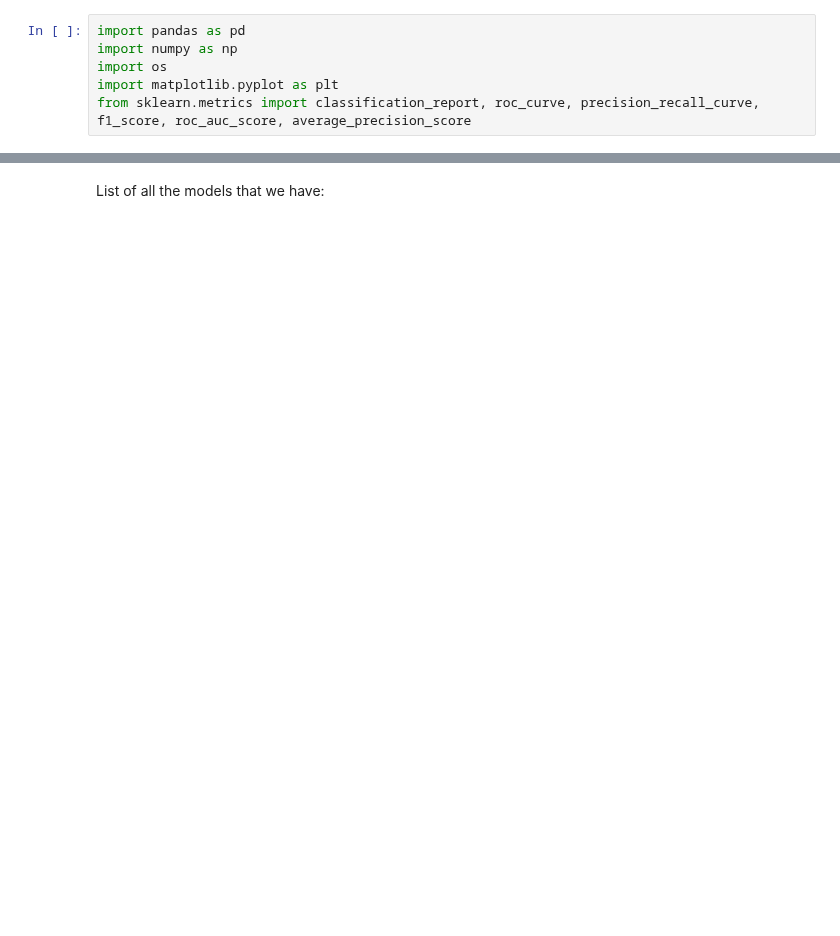
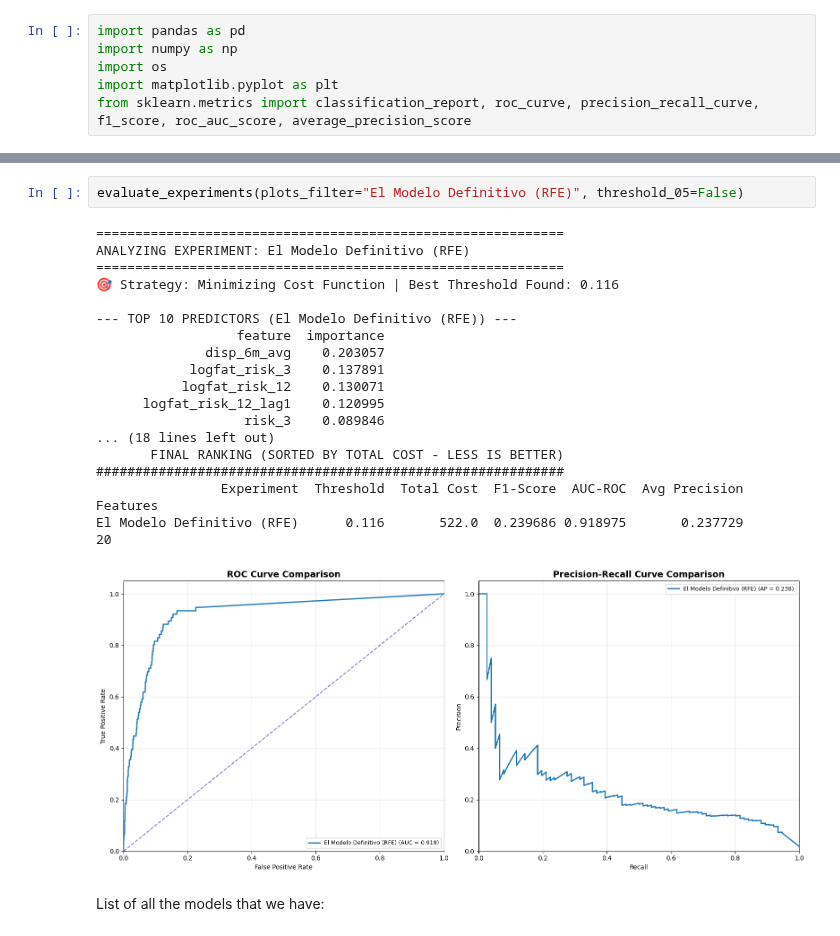
Before and after one commit to gallagelpi/Master_thesis, a Jupyter notebook: pipeline/models_plot.ipynb, the cells around one changed output, grey strips where cells are left out. Drawn from its saved outputs; the diff is of its cells as text; blank space fills up the shorter version.

```diff
--- a/pipeline/models_plot.ipynb
+++ b/pipeline/models_plot.ipynb
@@ -206,6 +271,27 @@ def evaluate_experiments(plots_filter, threshold_05=False, results_folder="resul
 
     plt.tight_layout()
     plt.show()
+# %%
+evaluate_experiments(plots_filter="El Modelo Definitivo (RFE)", threshold_05=False)
+# %% [output]
+============================================================
+ANALYZING EXPERIMENT: El Modelo Definitivo (RFE)
+============================================================
+🎯 Strategy: Minimizing Cost Function | Best Threshold Found: 0.116
+
+--- TOP 10 PREDICTORS (El Modelo Definitivo (RFE)) ---
+                  feature  importance
+              disp_6m_avg    0.203057
+            logfat_risk_3    0.137891
+           logfat_risk_12    0.130071
+      logfat_risk_12_lag1    0.120995
+                   risk_3    0.089846
+... (18 lines left out)
+       FINAL RANKING (SORTED BY TOTAL COST - LESS IS BETTER)
+############################################################
+                Experiment  Threshold  Total Cost  F1-Score  AUC-ROC  Avg Precision  Features
+El Modelo Definitivo (RFE)      0.116       522.0  0.239686 0.918975       0.237729        20
+[figure, added]
 # %% [markdown]
 List of all the models that we have:
 # %%
```
Also changed, not shown: parts of 9 cells of this notebook, 5 other files.
